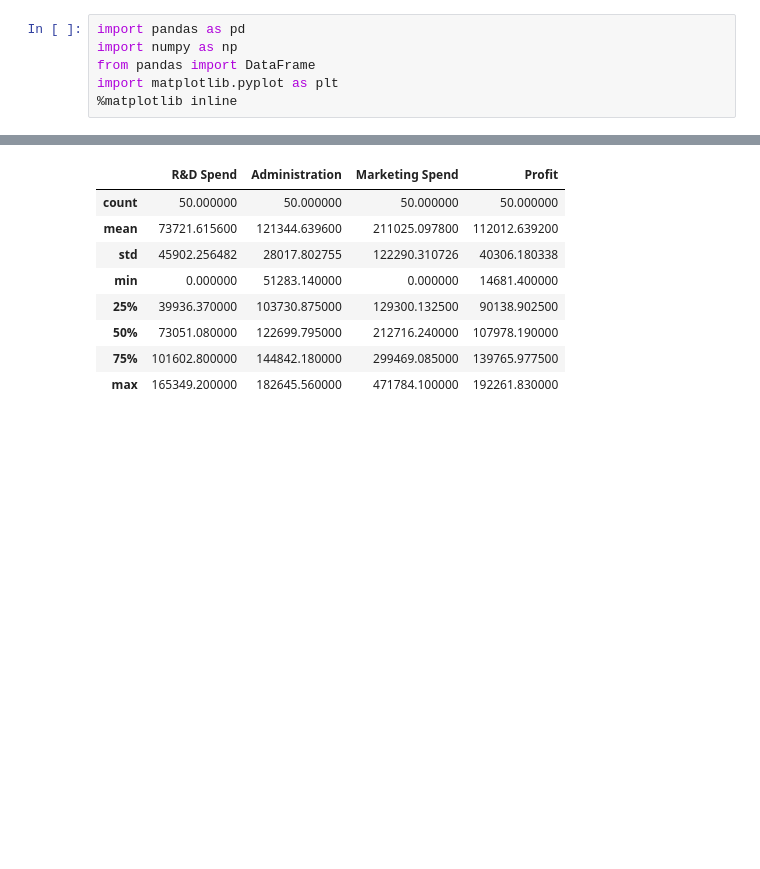
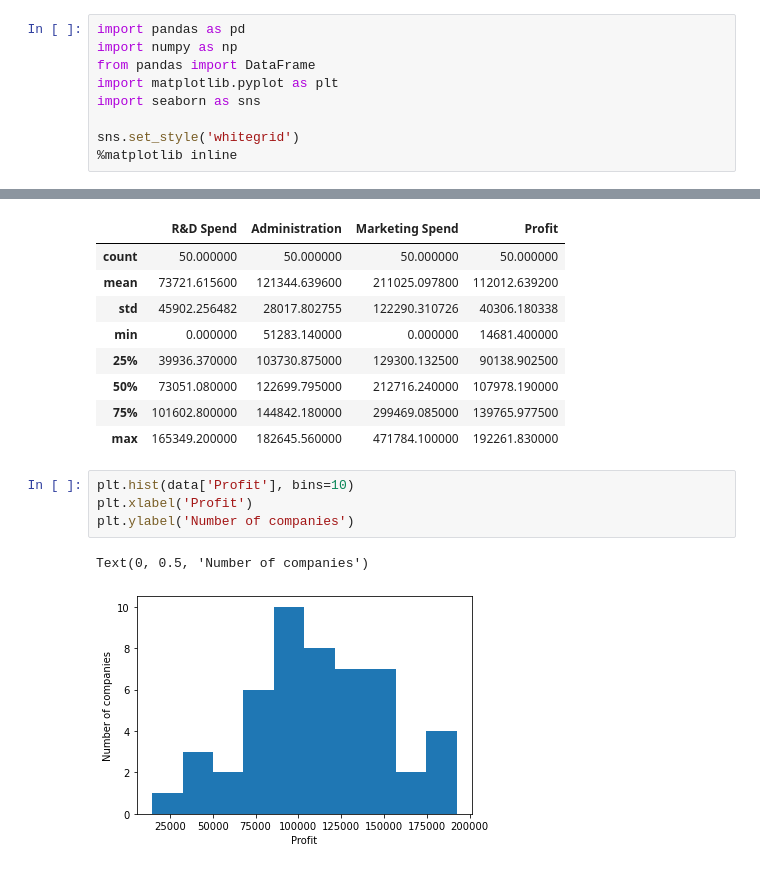
Before and after one commit to parikshitshinge/startup-profit-prediction-model, a Jupyter notebook: StartupsProfitPredictionModel.ipynb, the cells around one changed output, grey strips where cells are left out. Cells and saved outputs as stored; diff of their text form; blank space fills up the shorter version.

```diff
--- a/StartupsProfitPredictionModel.ipynb
+++ b/StartupsProfitPredictionModel.ipynb
@@ -3,6 +3,9 @@ import pandas as pd
 import numpy as np
 from pandas import DataFrame
 import matplotlib.pyplot as plt
+import seaborn as sns
+
+sns.set_style('whitegrid')
 %matplotlib inline
 # %%
 #read data
@@ -28,3 +31,10 @@ data.describe()
 | 50% | 73051.080000 | 122699.795000 | 212716.240000 | 107978.190000 |
 | 75% | 101602.800000 | 144842.180000 | 299469.085000 | 139765.977500 |
 | max | 165349.200000 | 182645.560000 | 471784.100000 | 192261.830000 |
+# %%
+plt.hist(data['Profit'], bins=10)
+plt.xlabel('Profit')
+plt.ylabel('Number of companies')
+# %% [output]
+Text(0, 0.5, 'Number of companies')
+[figure, added]
```
Also changed, not shown: parts of 8 cells of this notebook.
